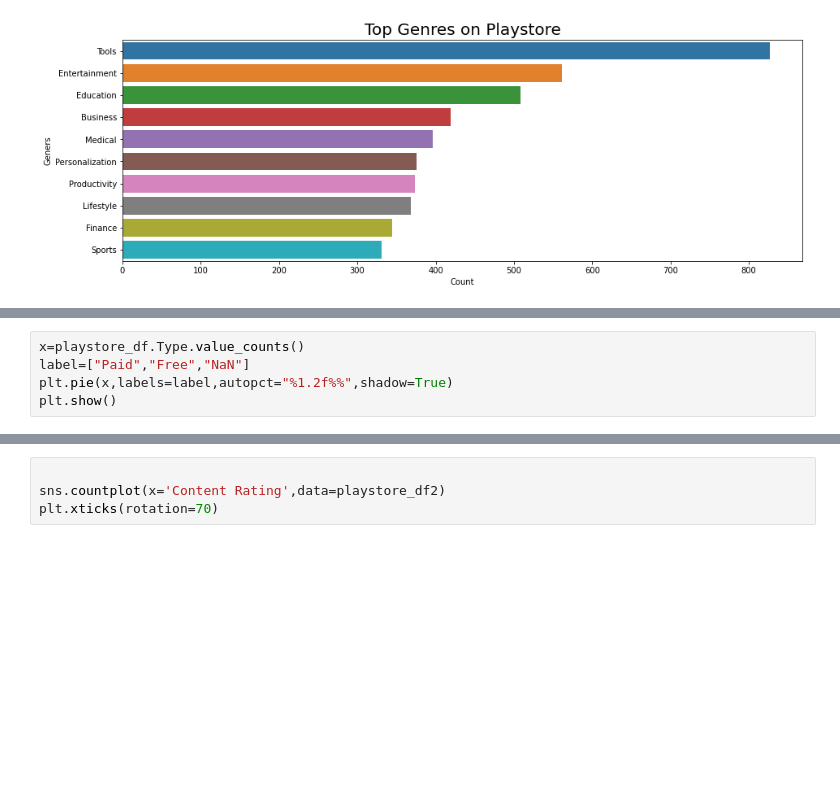
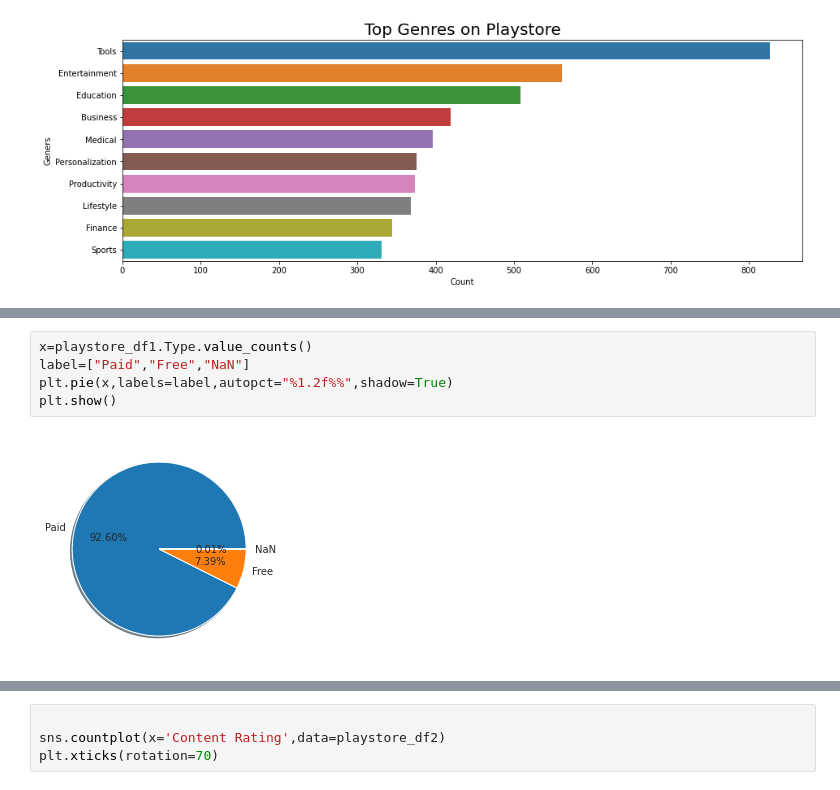
Before and after one commit to jayu071/Playstore_DataDigger, a Jupyter notebook: Play_Store_App_Review_Analysis_Capstone_Project.ipynb, the cells around one changed output, grey strips where cells are left out. Cells and saved outputs as stored; diff of their text form; blank space fills up the shorter version.

```diff
--- a/Play_Store_App_Review_Analysis_Capstone_Project.ipynb
+++ b/Play_Store_App_Review_Analysis_Capstone_Project.ipynb
@@ -913,5 +903,7 @@ sns.barplot(y.values,y.index)
 # %%
-x=playstore_df.Type.value_counts()
+x=playstore_df1.Type.value_counts()
 label=["Paid","Free","NaN"]
 plt.pie(x,labels=label,autopct="%1.2f%%",shadow=True)
 plt.show()
+# %% [output]
+[figure, added]
```
Also changed, not shown: parts of 8 cells of this notebook.
